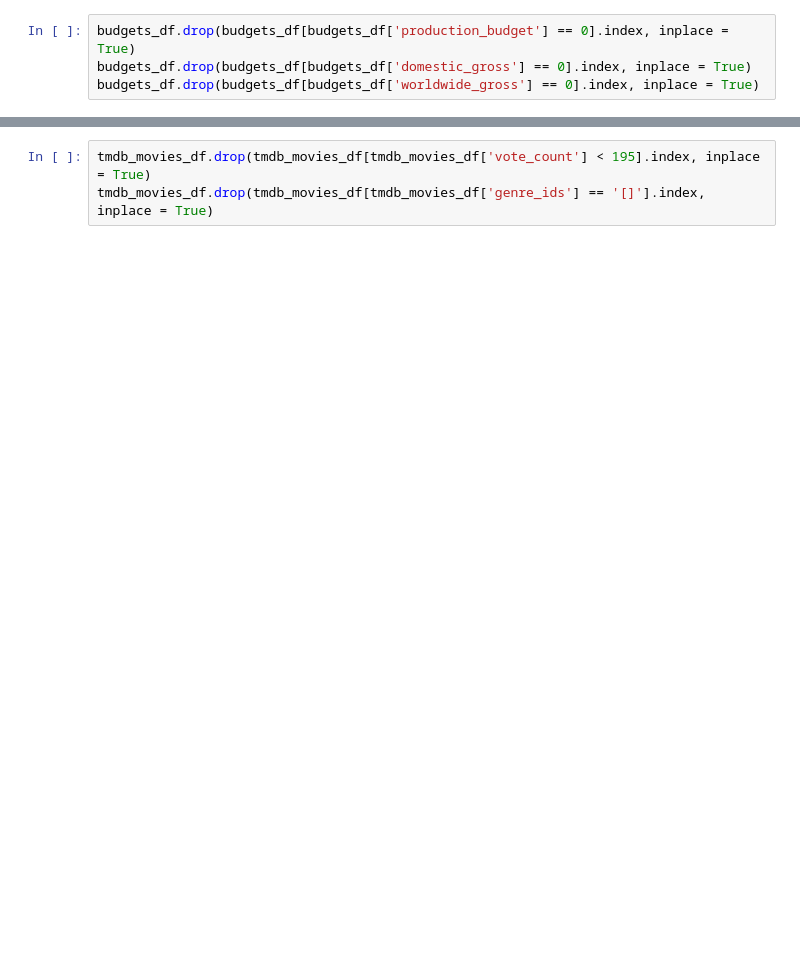
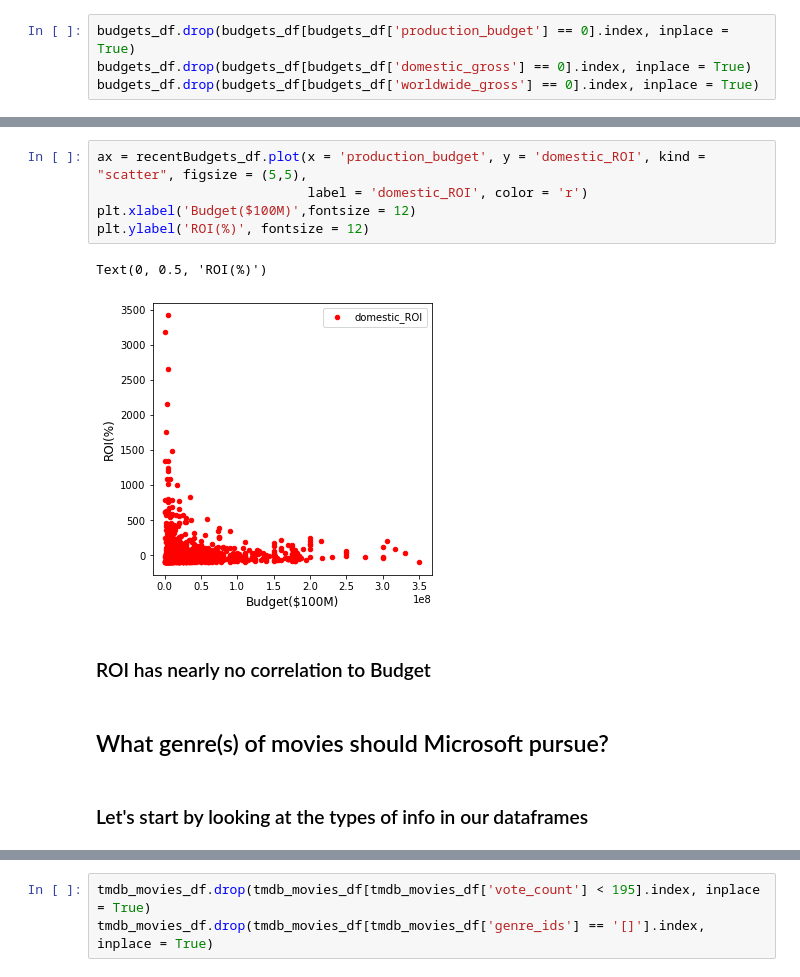
Before and after one commit to learn-co-curriculum/dsc-phase-1-project-v2-4, a Jupyter notebook: student.ipynb, the cells around one changed output, grey strips where cells are left out. Cells and saved outputs as stored; diff of their text form; blank space fills up the shorter version.

```diff
--- a/student.ipynb
+++ b/student.ipynb
@@ -222,2 +192,16 @@ budgets_df.plot(x = 'production_budget', y = 'worldwide_ROI', kind = "scatter")
+# %%
+ax = recentBudgets_df.plot(x = 'production_budget', y = 'domestic_ROI', kind = "scatter", figsize = (5,5),
+                           label = 'domestic_ROI', color = 'r')
+plt.xlabel('Budget($100M)',fontsize = 12)
+plt.ylabel('ROI(%)', fontsize = 12)
+# %% [output]
+Text(0, 0.5, 'ROI(%)')
+[figure, added]
+# %% [markdown]
+### ROI has nearly no correlation to Budget
+# %% [markdown]
+## What genre(s) of movies should Microsoft pursue?
+# %% [markdown]
+### Let's start by looking at the types of info in our dataframes
 # %%
 tmdb_movies_df.info()
```
Also changed, not shown: parts of 87 cells of this notebook.
